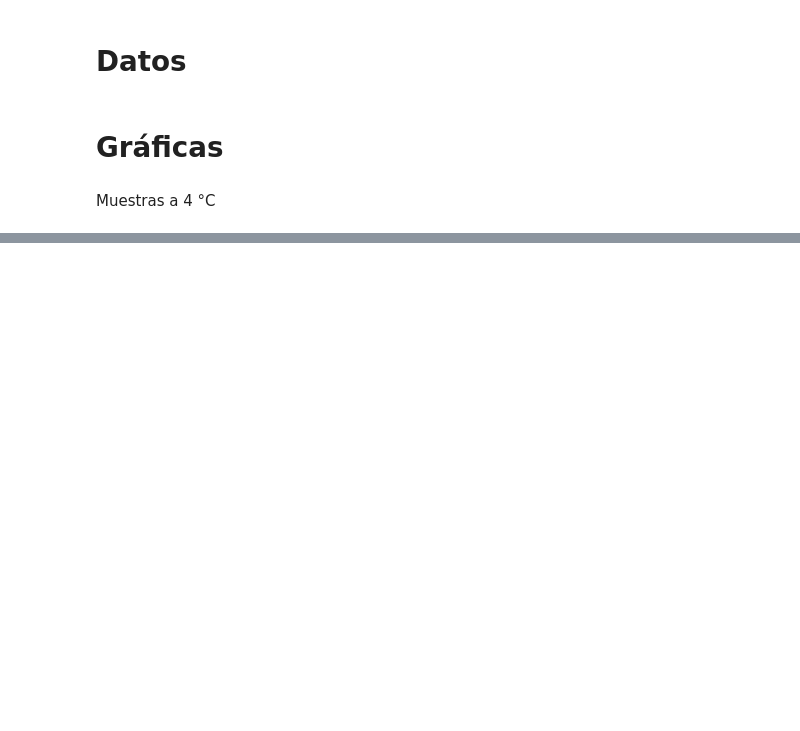
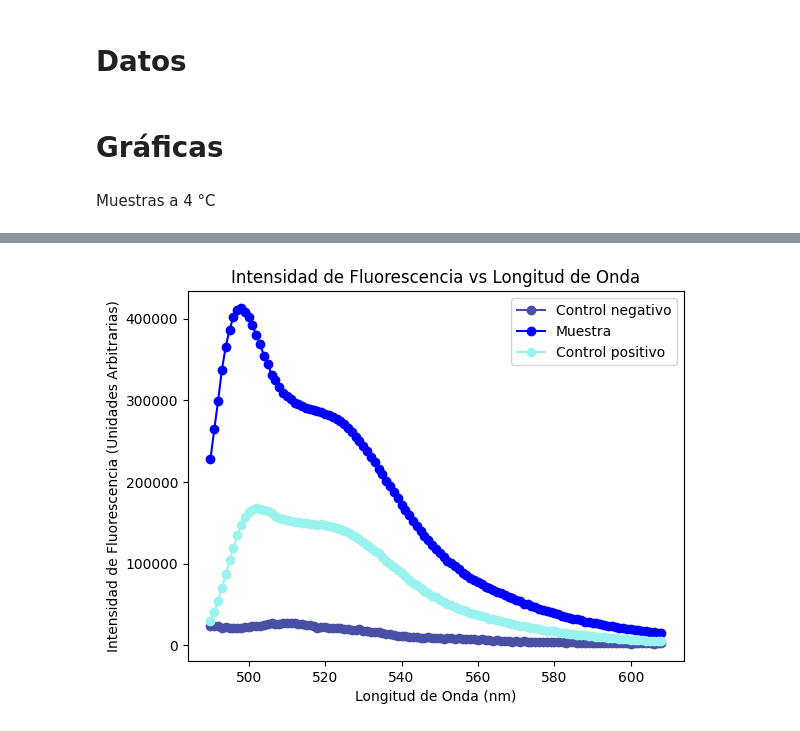
Before and after one commit to ValentinaRincon/Proyecto-exp, a Jupyter notebook: 07-23/protocolo.ipynb, the cells around one changed output, grey strips where cells are left out. Drawn from its saved outputs; the diff is of its cells as text; code cells hidden in the pictures; blank space fills up the shorter version.

```diff
--- a/07-23/protocolo.ipynb
+++ b/07-23/protocolo.ipynb
@@ -104,0 +109,20 @@ plt.show()
+# %%
+# Muestra con 5μ de DiOC_2(3)
+
+for i in range(90, 160):
+    P5F[i][1] = P5F[i][1] / 10
+
+for i in range(90, 103):
+    P5F[i][1] = P5F[i][1] * 10
+
+plt.plot(longitud_onda(neg[:119]), intensidad_fluorescencia(neg[:119]), marker='o', color="#494FA5", label='Control negativo')
+plt.plot(longitud_onda(M5F[:119]), intensidad_fluorescencia(M5F[:119]), marker='o', linestyle='-', color='b', label = 'Muestra')
+plt.plot(longitud_onda(P5F[:119]), intensidad_fluorescencia(P5F[:119]), marker='o', color='#9BF3F0', label='Control positivo')
+plt.title('Intensidad de Fluorescencia vs Longitud de Onda')
+plt.xlabel('Longitud de Onda (nm)')
+plt.ylabel('Intensidad de Fluorescencia (Unidades Arbitrarias)')
+#plt.grid()
+plt.legend()
+plt.show()
+# %% [output]
+[figure, added]
```
Also changed, not shown: parts of 7 cells of this notebook.
